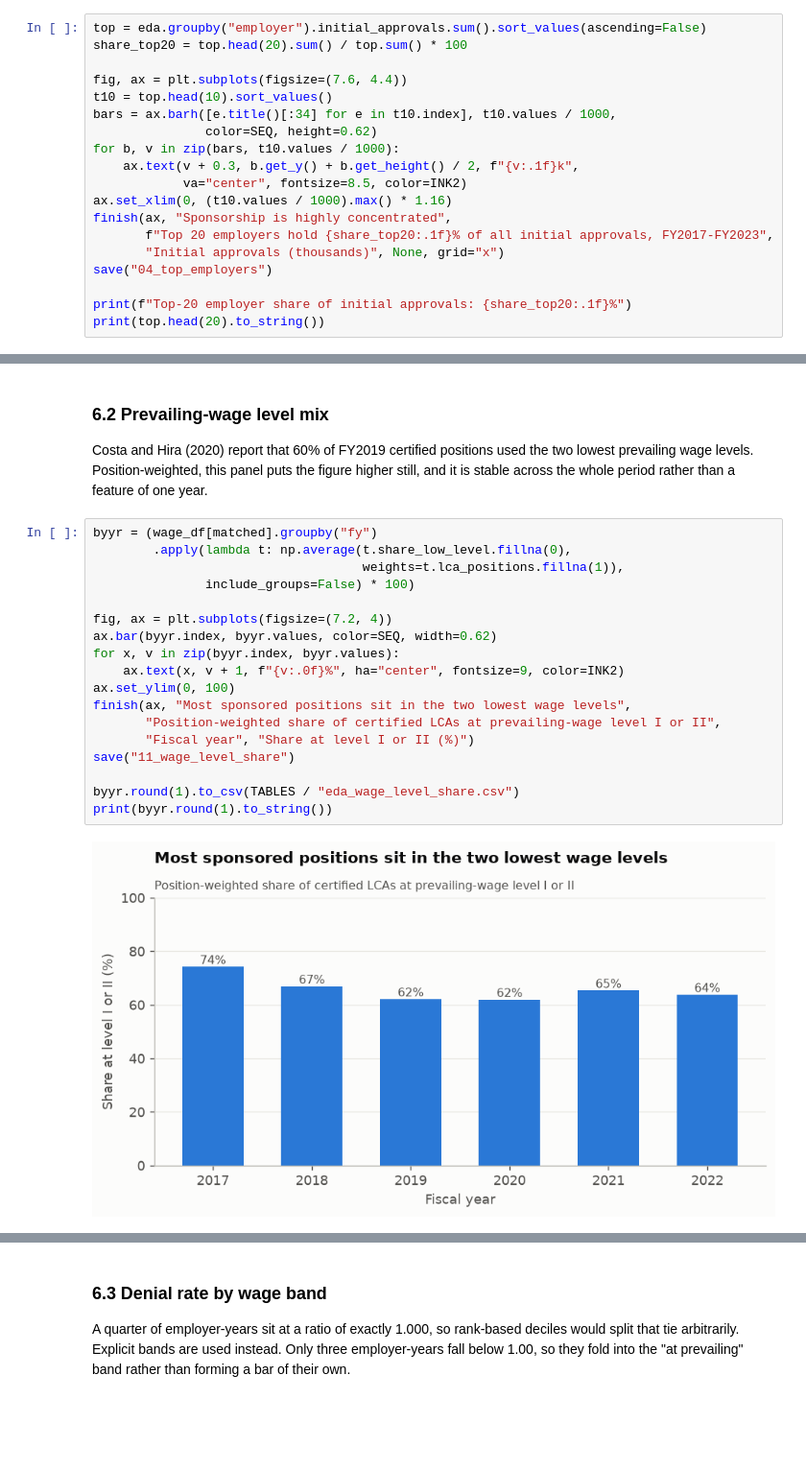
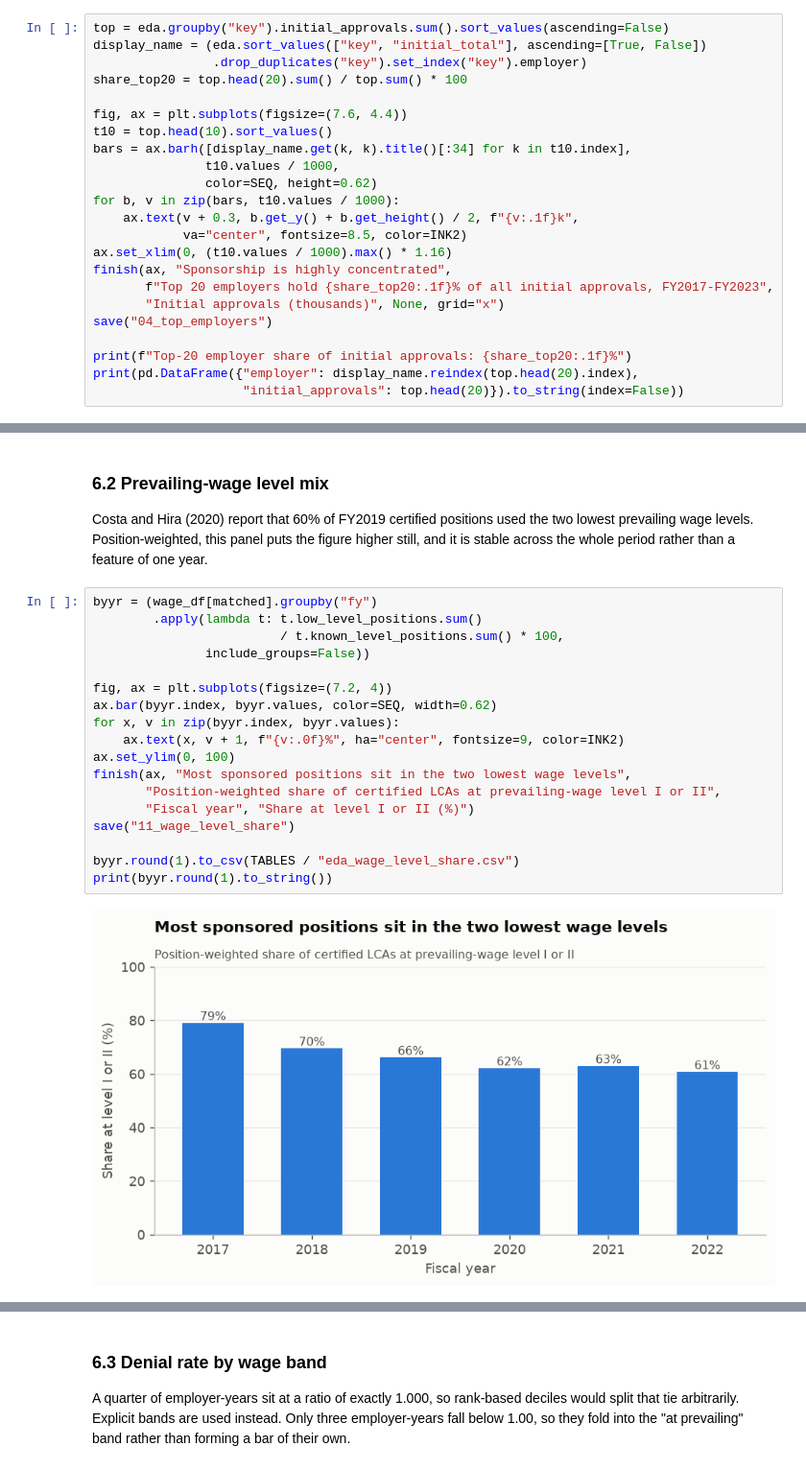
Before and after one commit to MuhammadMoiz20/h1b-gatekeeping, a Jupyter notebook: code/03_eda.ipynb, the cells around one changed output, grey strips where cells are left out. Shown at 96% size. Drawn from its saved outputs; the diff is of its cells as text; blank space fills up the shorter version.

```diff
--- a/code/03_eda.ipynb
+++ b/code/03_eda.ipynb
@@ -180,12 +183,15 @@ Agriculture                          371      597      119  19.93
 Mayda et al. (2020) document sponsorship concentrating in a narrow set of organisational
 gatekeepers. That pattern is visible here directly.
 # %%
-top = eda.groupby("employer").initial_approvals.sum().sort_values(ascending=False)
+top = eda.groupby("key").initial_approvals.sum().sort_values(ascending=False)
+display_name = (eda.sort_values(["key", "initial_total"], ascending=[True, False])
+                .drop_duplicates("key").set_index("key").employer)
 share_top20 = top.head(20).sum() / top.sum() * 100
 
 fig, ax = plt.subplots(figsize=(7.6, 4.4))
 t10 = top.head(10).sort_values()
-bars = ax.barh([e.title()[:34] for e in t10.index], t10.values / 1000,
+bars = ax.barh([display_name.get(k, k).title()[:34] for k in t10.index],
+               t10.values / 1000,
                color=SEQ, height=0.62)
 for b, v in zip(bars, t10.values / 1000):
     ax.text(v + 0.3, b.get_y() + b.get_height() / 2, f"{v:.1f}k",
@@ -197,5 +203,6 @@ finish(ax, "Sponsorship is highly concentrated",
 save("04_top_employers")
 
 print(f"Top-20 employer share of initial approvals: {share_top20:.1f}%")
-print(top.head(20).to_string())
+print(pd.DataFrame({"employer": display_name.reindex(top.head(20).index),
+                    "initial_approvals": top.head(20)}).to_string(index=False))
 # %% [output]
@@ -297,22 +304,22 @@ prevailing wage levels. Position-weighted, this panel puts the figure higher sti
 it is stable across the whole period rather than a feature of one year.
 # %%
 byyr = (wage_df[matched].groupby("fy")
-        .apply(lambda t: np.average(t.share_low_level.fillna(0),
-                                    weights=t.lca_positions.fillna(1)),
-               include_groups=False) * 100)
+        .apply(lambda t: t.low_level_positions.sum()
+                         / t.known_level_positions.sum() * 100,
+               include_groups=False))
 
 fig, ax = plt.subplots(figsize=(7.2, 4))
 ax.bar(byyr.index, byyr.values, color=SEQ, width=0.62)
 for x, v in zip(byyr.index, byyr.values):
     ax.text(x, v + 1, f"{v:.0f}%", ha="center", fontsize=9, color=INK2)
 ax.set_ylim(0, 100)
 finish(ax, "Most sponsored positions sit in the two lowest wage levels",
        "Position-weighted share of certified LCAs at prevailing-wage level I or II",
        "Fiscal year", "Share at level I or II (%)")
 save("11_wage_level_share")
 
 byyr.round(1).to_csv(TABLES / "eda_wage_level_share.csv")
 print(byyr.round(1).to_string())
 # %% [output]
-[figure, old version]
+[figure, new version]
 fy
```
Also changed, not shown: parts of 12 cells of this notebook, 55 other files.
